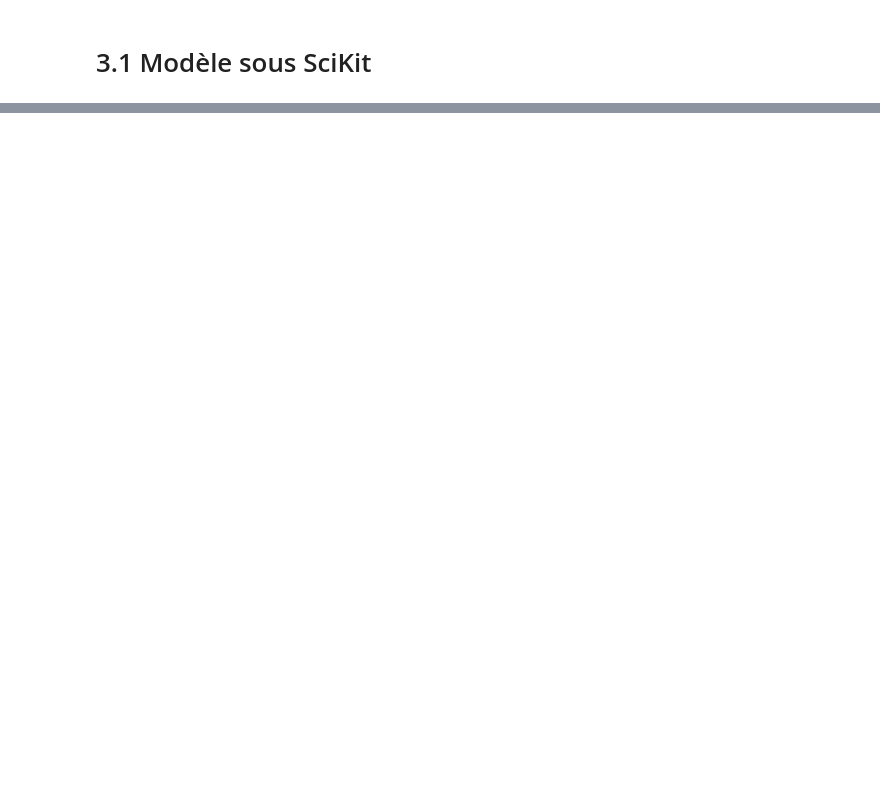
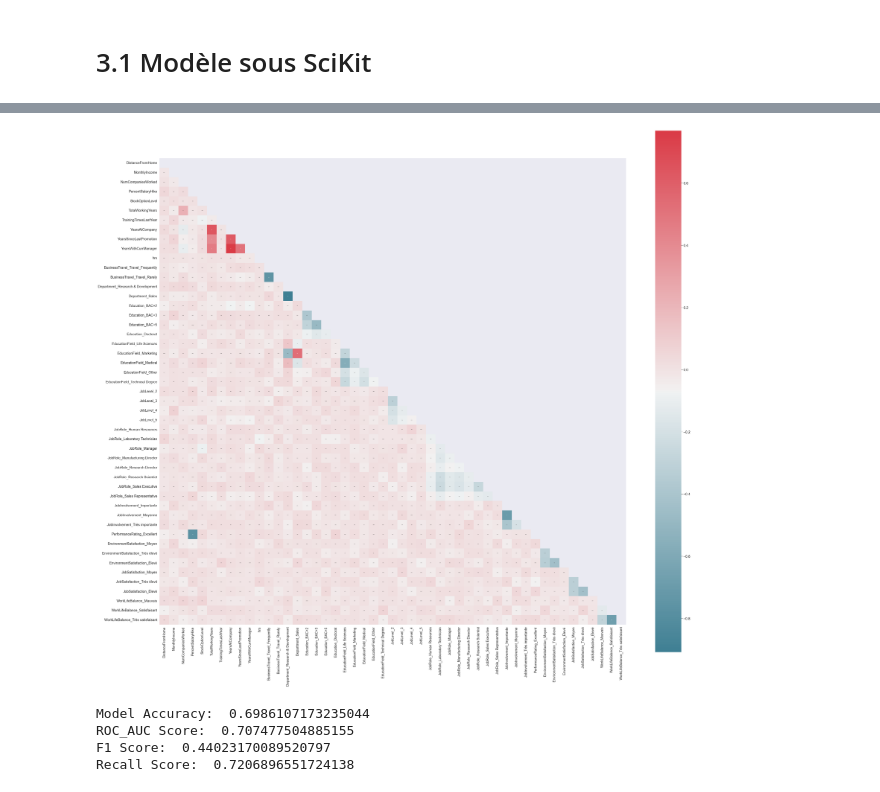
Before and after one commit to MagicalKyaru/ProjetIA_CESI, a Jupyter notebook: 3.4 modèle [SciKit].ipynb, the cells around one changed output, grey strips where cells are left out. Cells and saved outputs as stored; diff of their text form; code cells hidden in the pictures; blank space fills up the shorter version.

```diff
--- a/3.4 modèle [SciKit].ipynb
+++ b/3.4 modèle [SciKit].ipynb
@@ -26,0 +35,4 @@ df
+# %%
+X = df_logisticReg.drop('Attrition', axis=1)
+y = df_logisticReg['Attrition']
+X_train, X_test, y_train, y_test = train_test_split(X, y, test_size=0.2, random_state=42)
@@ -26,0 +41,44 @@ df
+# %%
+# Fonction de génération de graphiques de corrélation
+def plot_correlation_map( df, Size=25 ):
+    corr = df.corr()
+    _ , ax = plt.subplots( figsize =( Size , Size ) )
+    triangle_mask = np.triu(np.ones_like(corr, dtype=bool))
+    cmap = sns.diverging_palette( 220 , 10 , as_cmap = True )
+    _ = sns.heatmap(
+        corr,
+        cmap = cmap,
+        square=True,
+        cbar_kws={ 'shrink' : .9 },
+        ax=ax,
+        mask=triangle_mask,
+        annot = True,
+        annot_kws = { 'fontsize' : 2 }
+    )
+# %%
+    plot_correlation_map(X_train,40)
+# %% [output]
+[figure, added]
+# %%
+#entrainement du modèle
+logisticRegr = LogisticRegression(random_state=42, solver='liblinear', penalty='l1', class_weight="balanced", C=1)
+logisticRegr.fit(X_train, y_train)
+
+#prédictions sur le set d'entrainement
+y_pred_train = logisticRegr.predict(X_train)
+
+#calcul des indicateurs de performance
+lraccuracy = accuracy_score(y_train, y_pred_train)
+fpr, tpr, thresholds = roc_curve(y_train, y_pred_train)
+lrroc_auc = auc(fpr, tpr)
+lrf1_score = f1_score(y_train, y_pred_train)
+lrrecall = recall_score(y_train, y_pred_train)
+print('Model Accuracy: ', lraccuracy)
+print('ROC_AUC Score: ', lrroc_auc)
+print('F1 Score: ', lrf1_score)
+print('Recall Score: ', lrrecall)
+# %% [output]
+Model Accuracy:  0.6986107173235044
+ROC_AUC Score:  0.707477504885155
+F1 Score:  0.44023170089520797
+Recall Score:  0.7206896551724138
```
Also changed, not shown: parts of 7 cells of this notebook, 1 other file.
